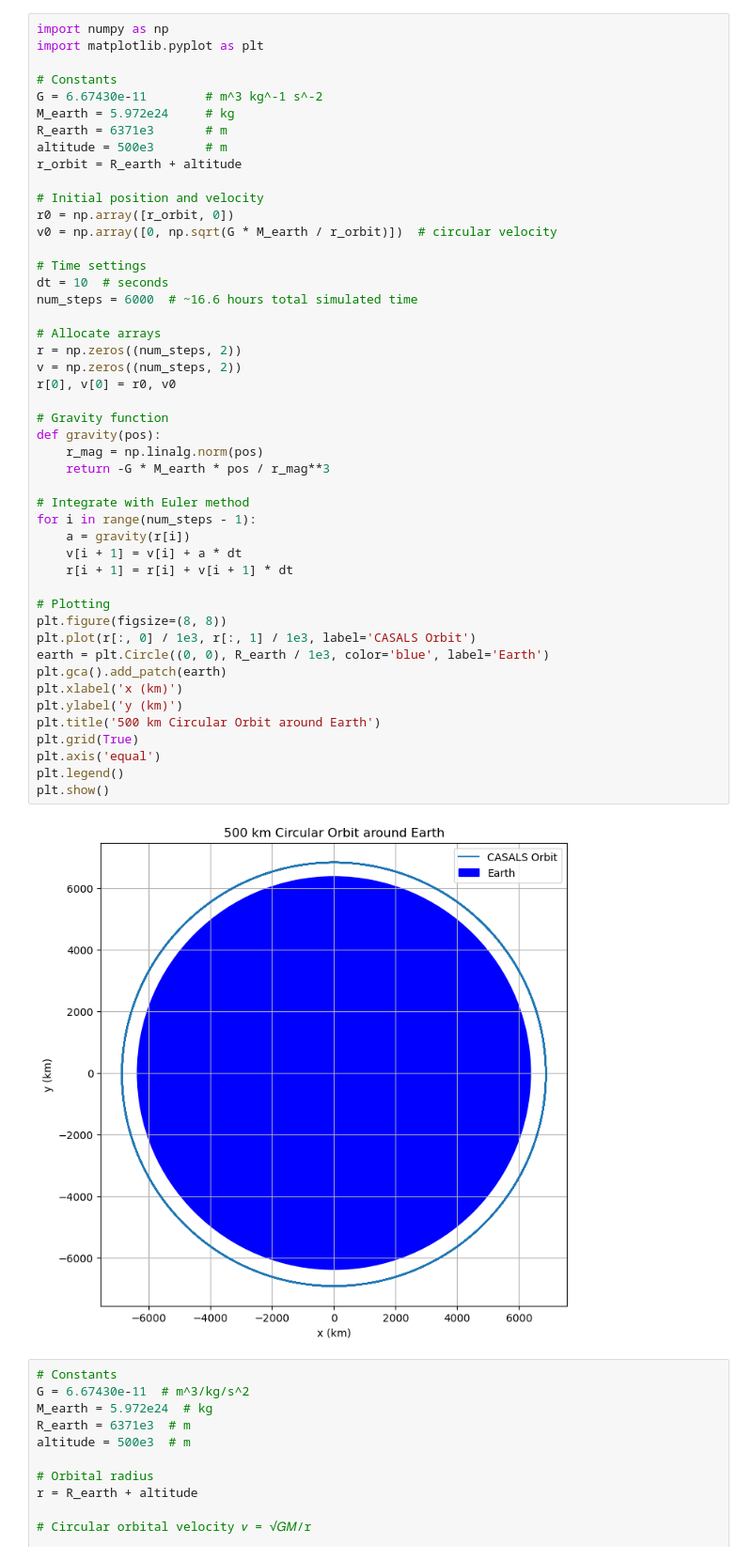
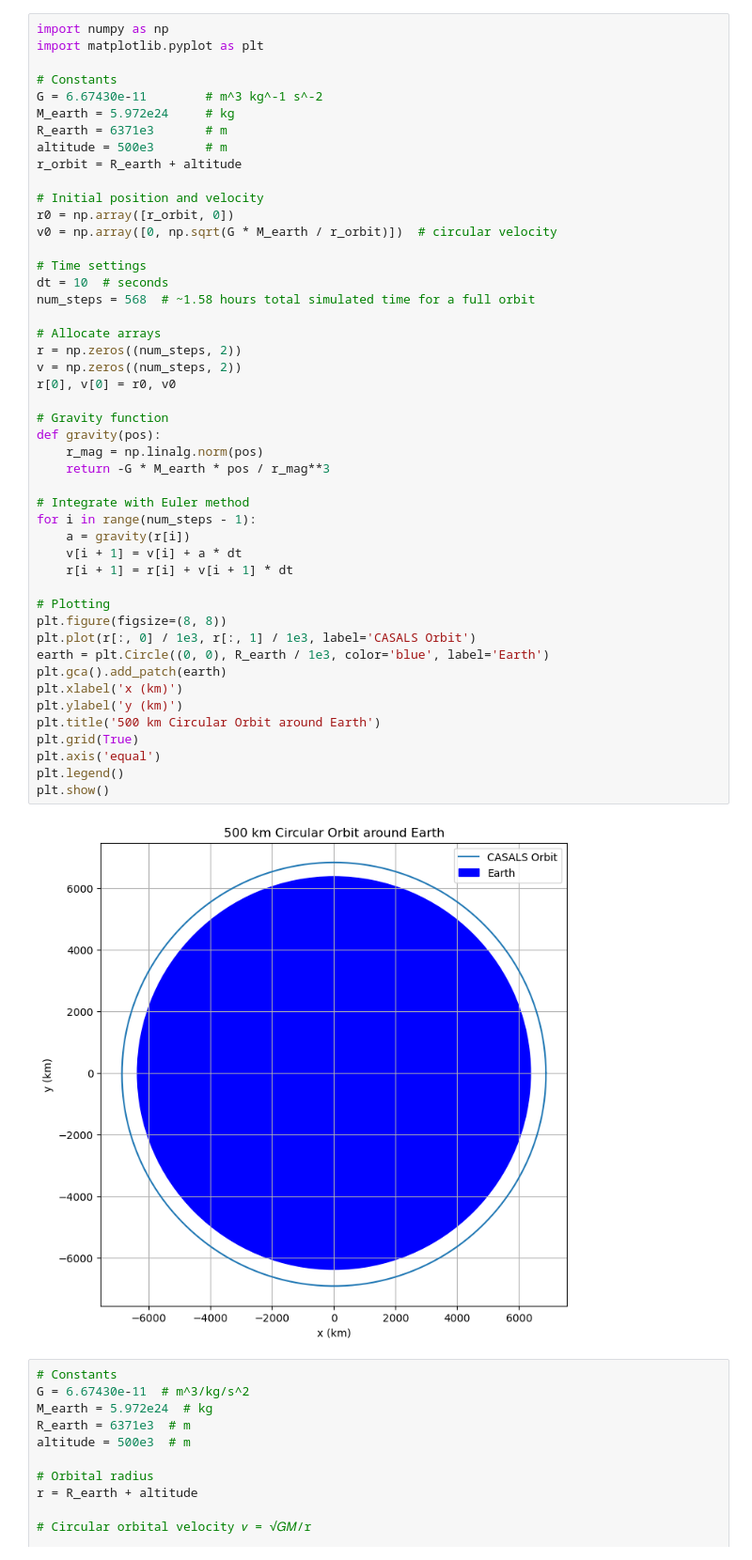
Before and after one commit to raidurgesh/CASALS, a Jupyter notebook: CASALS_Orbit_v0.ipynb, the cells around one changed output. Shown: that part at 94% size. Drawn from its saved outputs; the diff is of its cells as text.

```diff
--- a/CASALS_Orbit_v0.ipynb
+++ b/CASALS_Orbit_v0.ipynb
@@ -15,38 +15,38 @@ v0 = np.array([0, np.sqrt(G * M_earth / r_orbit)])  # circular velocity
 
 # Time settings
 dt = 10  # seconds
-num_steps = 6000  # ~16.6 hours total simulated time
+num_steps = 568  # ~1.58 hours total simulated time for a full orbit
 
 # Allocate arrays
 r = np.zeros((num_steps, 2))
 v = np.zeros((num_steps, 2))
 r[0], v[0] = r0, v0
 
 # Gravity function
 def gravity(pos):
     r_mag = np.linalg.norm(pos)
     return -G * M_earth * pos / r_mag**3
 
 # Integrate with Euler method
 for i in range(num_steps - 1):
     a = gravity(r[i])
     v[i + 1] = v[i] + a * dt
     r[i + 1] = r[i] + v[i + 1] * dt
 
 # Plotting
 plt.figure(figsize=(8, 8))
 plt.plot(r[:, 0] / 1e3, r[:, 1] / 1e3, label='CASALS Orbit')
 earth = plt.Circle((0, 0), R_earth / 1e3, color='blue', label='Earth')
 plt.gca().add_patch(earth)
 plt.xlabel('x (km)')
 plt.ylabel('y (km)')
 plt.title('500 km Circular Orbit around Earth')
 plt.grid(True)
 plt.axis('equal')
 plt.legend()
 plt.show()
 # %% [output]
-[figure, old version]
+[figure, new version]
 # %%
 # Constants
 G = 6.67430e-11  # m^3/kg/s^2
```
